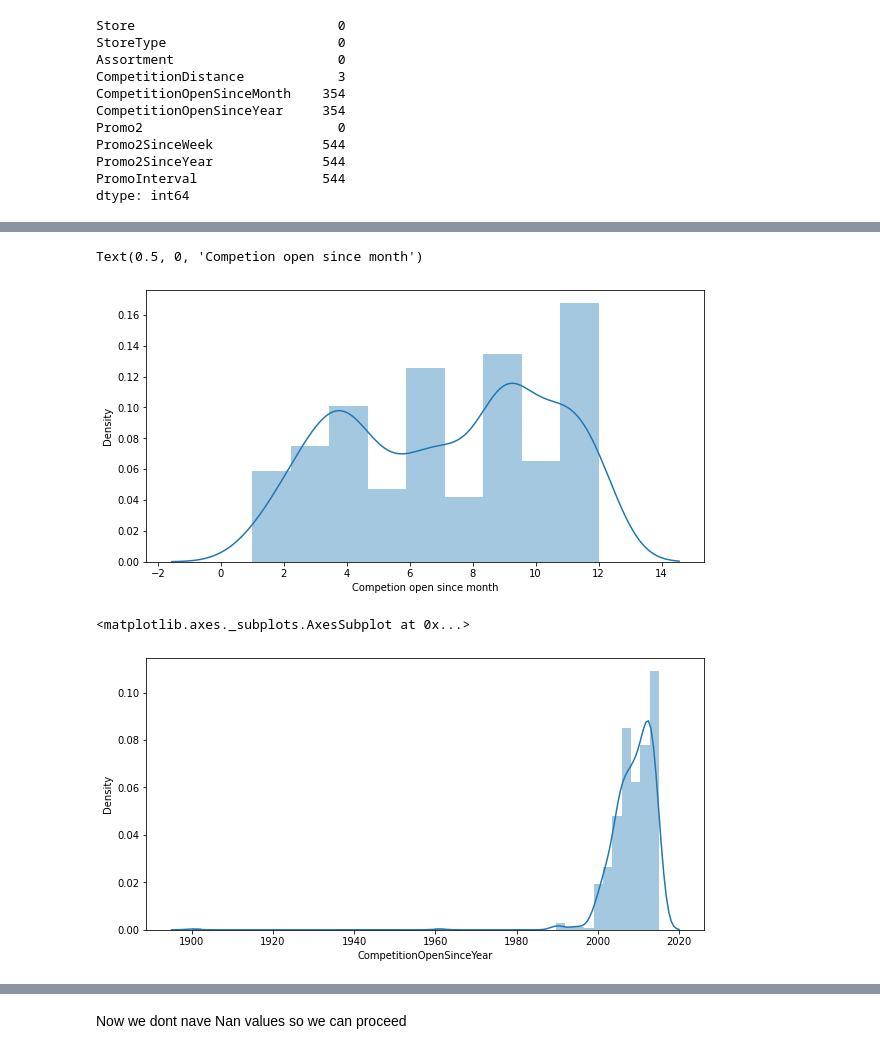
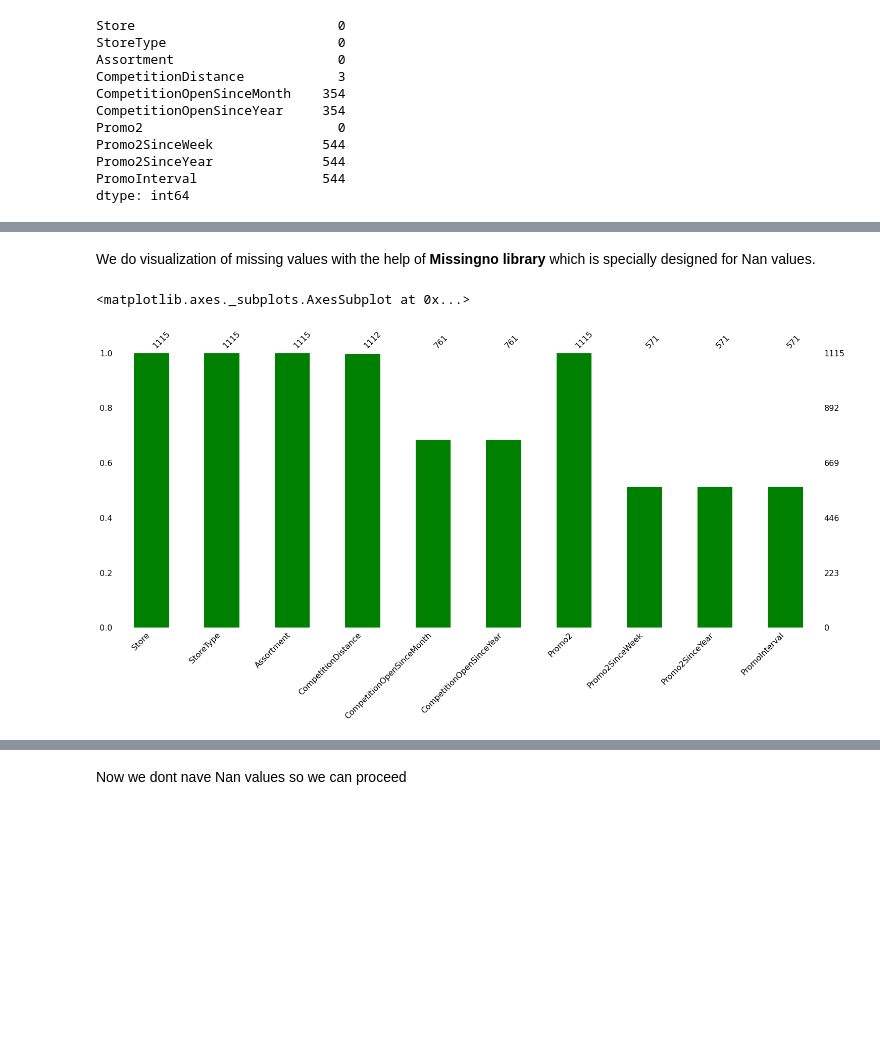
Before and after one commit to Ajay07pandey/Retail-sale-prediction-of-a-drug-store., a Jupyter notebook: Retail_sale_pridiction_analysis.ipynb, the cells around one changed output, grey strips where cells are left out. Cells and saved outputs as stored; diff of their text form; code cells hidden in the pictures; blank space fills up the shorter version.

```diff
--- a/Retail_sale_pridiction_analysis.ipynb
+++ b/Retail_sale_pridiction_analysis.ipynb
@@ -318,14 +338,0 @@ store_df['CompetitionDistance'].fillna(store_df['CompetitionDistance'].median(),
-# %%
-# Visualizing the missing values
-plt.figure(figsize=(10,5))
-sns.distplot(x=store_df['CompetitionOpenSinceMonth'])
-plt.xlabel('Competion open since month')
-# %% [output]
-Text(0.5, 0, 'Competion open since month')
-[figure, removed]
-# %%
-plt.figure(figsize=(10,5))
-sns.distplot(store_df['CompetitionOpenSinceYear'])
-# %% [output]
-<matplotlib.axes._subplots.AxesSubplot at 0x...>
-[figure, removed]
@@ -347,0 +339,10 @@ store_df['PromoInterval'].fillna(store_df['PromoInterval'].fillna(0) ,inplace =
+# %% [markdown]
+We do visualization of missing values with the help of **Missingno library** which is specially designed for Nan values.
+# %%
+# Visualization of missing values with the help of Bar plot
+plt.figure(figsize=(15,8))
+import missingno as msno
+msno.bar(store_df, color='green')
+# %% [output]
+<matplotlib.axes._subplots.AxesSubplot at 0x...>
+[figure, added]
```
Also changed, not shown: parts of 59 cells of this notebook.
